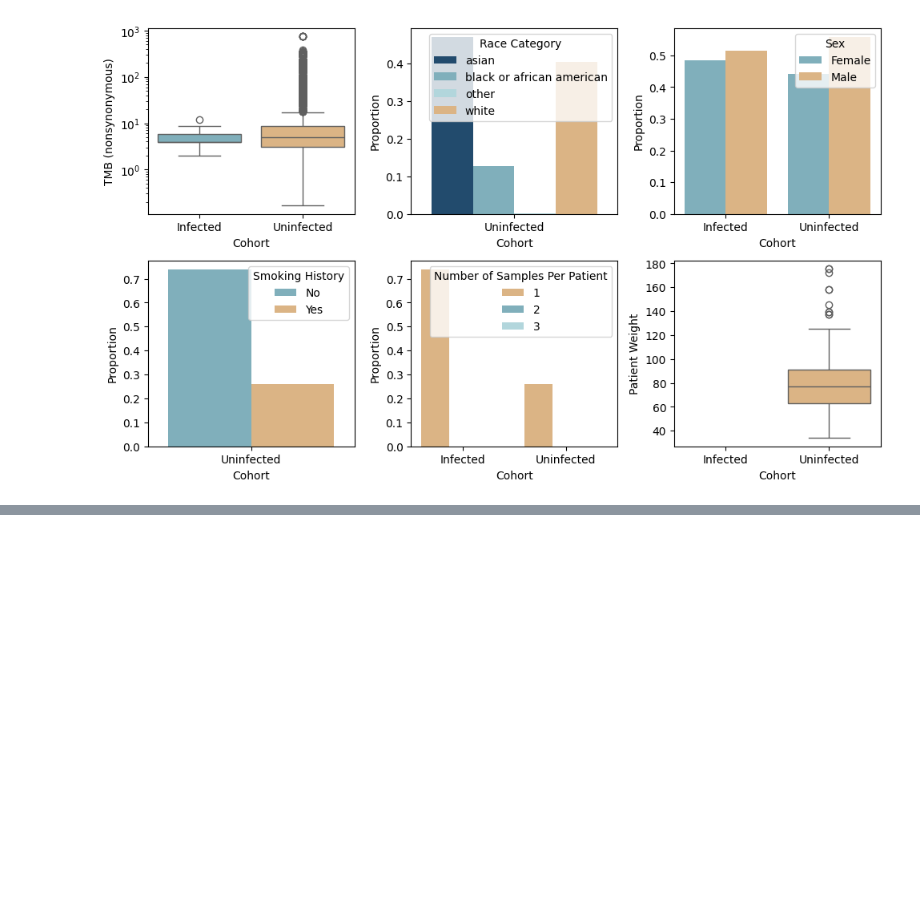
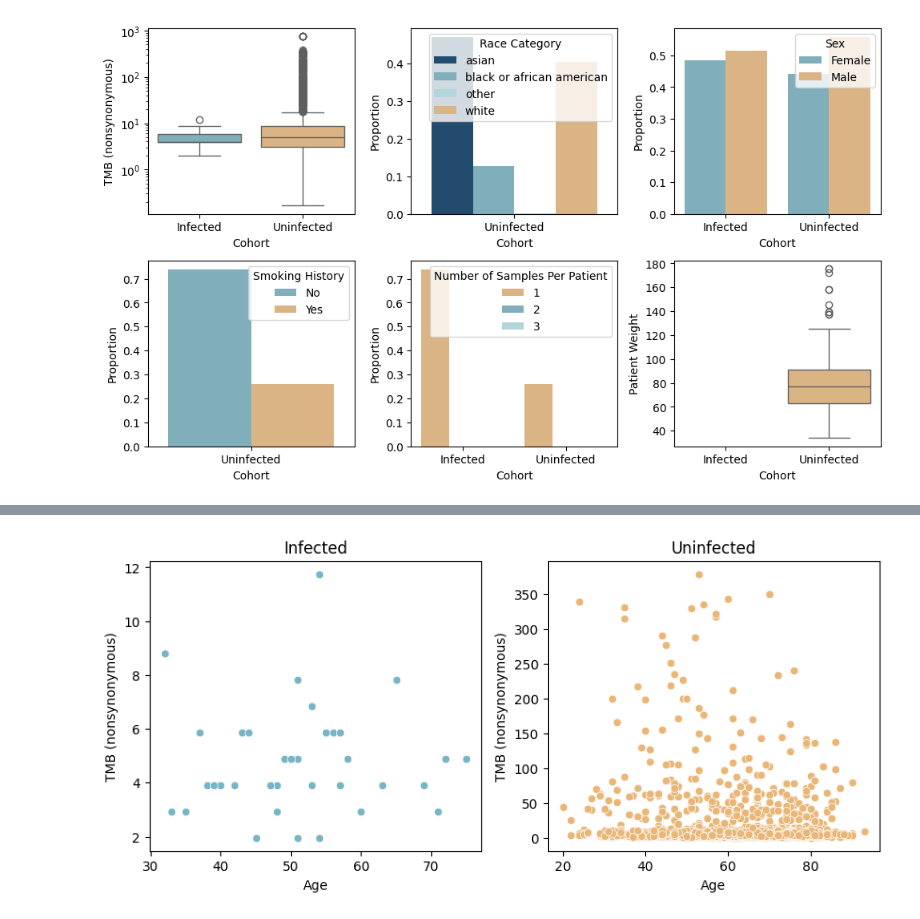
Before and after one commit to fredwdickinson/rscam-g6, a Jupyter notebook: Notebooks/nullcohort.ipynb, the cells around one changed output, grey strips where cells are left out. Saved outputs shown, nothing was run; the diff lists cells and outputs as text; code cells hidden in the pictures; blank space fills up the shorter version.

```diff
--- a/Notebooks/nullcohort.ipynb
+++ b/Notebooks/nullcohort.ipynb
@@ -523,0 +627,22 @@ plt.show()
+# %%
+fig, axes = plt.subplots(1, 2, figsize=(10,4))
+
+sns.scatterplot(
+    data=cdf10[cdf10["Cohort"]=="Infected"],
+    x="Age", y="TMB (nonsynonymous)",
+    ax=axes[0],
+    color = colours[4]
+)
+axes[0].set_title("Infected")
+
+sns.scatterplot(
+    data=cdf10[cdf10["Cohort"]=="Uninfected"],
+    x="Age", y="TMB (nonsynonymous)",
+    ax=axes[1],
+    color = colours[3]
+)
+axes[1].set_title("Uninfected")
+
+plt.show()
+# %% [output]
+[figure, added]
```
Also changed, not shown: parts of 6 cells of this notebook.
